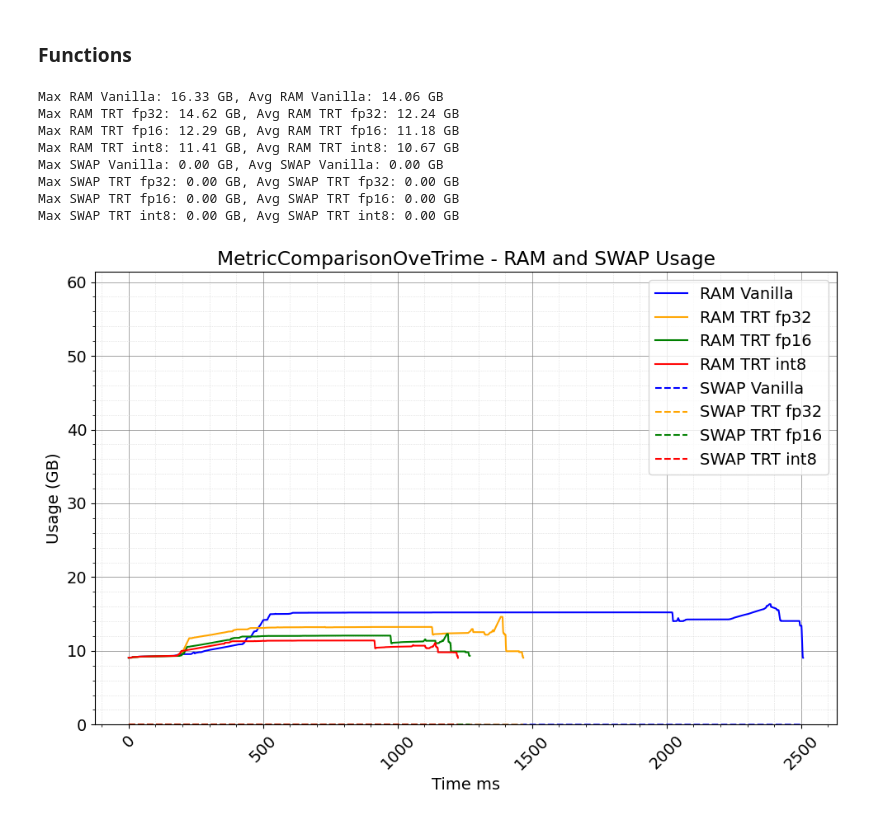
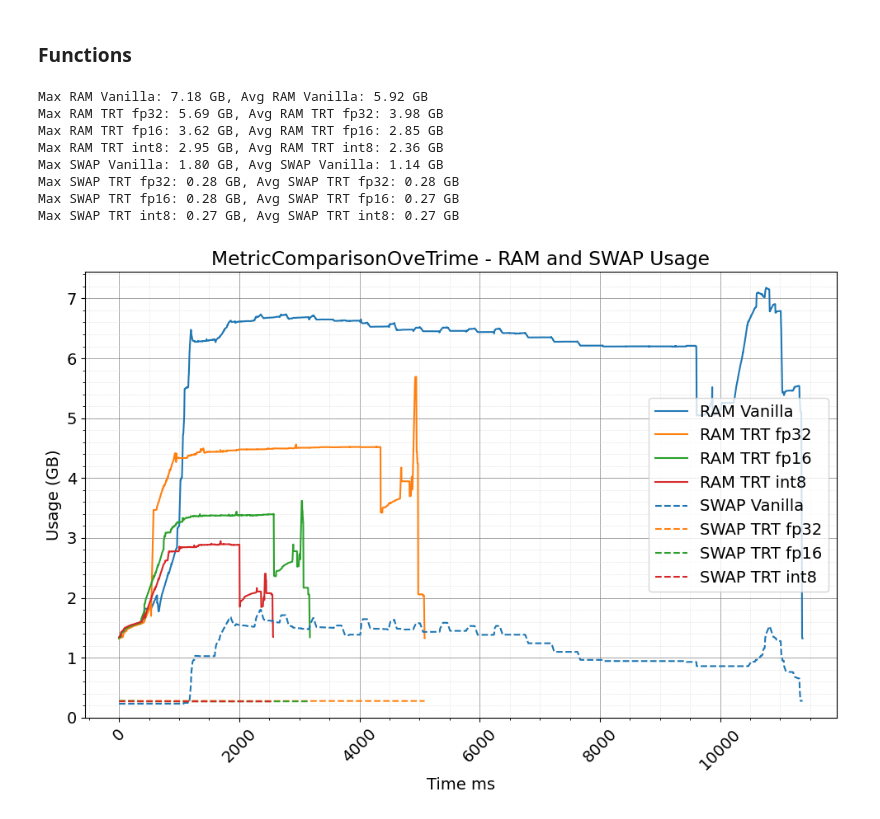
Before and after one commit to Juanx65/ArtTRT, a Jupyter notebook: post_processing/plot_memory_from_tegrastats_logs.ipynb, the cells around one changed output. Cells and saved outputs as stored; diff of their text form; code cells hidden in the pictures.

Commit message:
plot memory use from tegrastats logs

```diff
--- a/post_processing/plot_memory_from_tegrastats_logs.ipynb
+++ b/post_processing/plot_memory_from_tegrastats_logs.ipynb
@@ -117,26 +117,26 @@ def plot_data(metrics, labels, title):
     plt.show()
 # %%
 # Leer datos de cada optimización
-data_vanilla =  read_data('../outputs/tegrastats_log/tegrastats_log_orin_agx/vanilla_resnet152_bs_256_PW0.txt')
-data_trt_fp32 = read_data('../outputs/tegrastats_log/tegrastats_log_orin_agx/fp32_resnet152_bs_256_PW0.txt')
-data_trt_fp16 = read_data('../outputs/tegrastats_log/tegrastats_log_orin_agx/fp16_resnet152_bs_256_PW0.txt')
-data_trt_int8 = read_data('../outputs/tegrastats_log/tegrastats_log_orin_agx/int8_resnet152_bs_256_PW0.txt')
+data_vanilla =  read_data('../outputs/tegrastats_log/tegrastats_log_orin_nano/vanilla_resnet152_bs_256_PM0.txt')
+data_trt_fp32 = read_data('../outputs/tegrastats_log/tegrastats_log_orin_nano/fp32_resnet152_bs_256_PM0.txt')
+data_trt_fp16 = read_data('../outputs/tegrastats_log/tegrastats_log_orin_nano/fp16_resnet152_bs_256_PM0.txt')
+data_trt_int8 = read_data('../outputs/tegrastats_log/tegrastats_log_orin_nano/int8_resnet152_bs_256_PM0.txt')
 
 # Graficar los datos
 plot_data(
     [ data_vanilla, data_trt_fp32, data_trt_fp16,data_trt_int8],
     [ 'Vanilla', 'TRT fp32', 'TRT fp16', 'TRT int8'],
     'MetricComparisonOveTrime'
 )
 #[ data_vanilla, data_trt_fp32, data_trt_fp16, data_trt_int8],
 #[ 'Vanilla', 'TRT fp32', 'TRT fp16', 'TRT INT8'],
 # %% [output]
-Max RAM Vanilla: 16.33 GB, Avg RAM Vanilla: 14.06 GB
-Max RAM TRT fp32: 14.62 GB, Avg RAM TRT fp32: 12.24 GB
-Max RAM TRT fp16: 12.29 GB, Avg RAM TRT fp16: 11.18 GB
-Max RAM TRT int8: 11.41 GB, Avg RAM TRT int8: 10.67 GB
-Max SWAP Vanilla: 0.00 GB, Avg SWAP Vanilla: 0.00 GB
-Max SWAP TRT fp32: 0.00 GB, Avg SWAP TRT fp32: 0.00 GB
-Max SWAP TRT fp16: 0.00 GB, Avg SWAP TRT fp16: 0.00 GB
-Max SWAP TRT int8: 0.00 GB, Avg SWAP TRT int8: 0.00 GB
+Max RAM Vanilla: 7.18 GB, Avg RAM Vanilla: 5.92 GB
+Max RAM TRT fp32: 5.69 GB, Avg RAM TRT fp32: 3.98 GB
+Max RAM TRT fp16: 3.62 GB, Avg RAM TRT fp16: 2.85 GB
+Max RAM TRT int8: 2.95 GB, Avg RAM TRT int8: 2.36 GB
+Max SWAP Vanilla: 1.80 GB, Avg SWAP Vanilla: 1.14 GB
+Max SWAP TRT fp32: 0.28 GB, Avg SWAP TRT fp32: 0.28 GB
+Max SWAP TRT fp16: 0.28 GB, Avg SWAP TRT fp16: 0.27 GB
+Max SWAP TRT int8: 0.27 GB, Avg SWAP TRT int8: 0.27 GB
-[figure, old version]
+[figure, new version]
```
Also changed, not shown: parts of 1 cell of this notebook.
